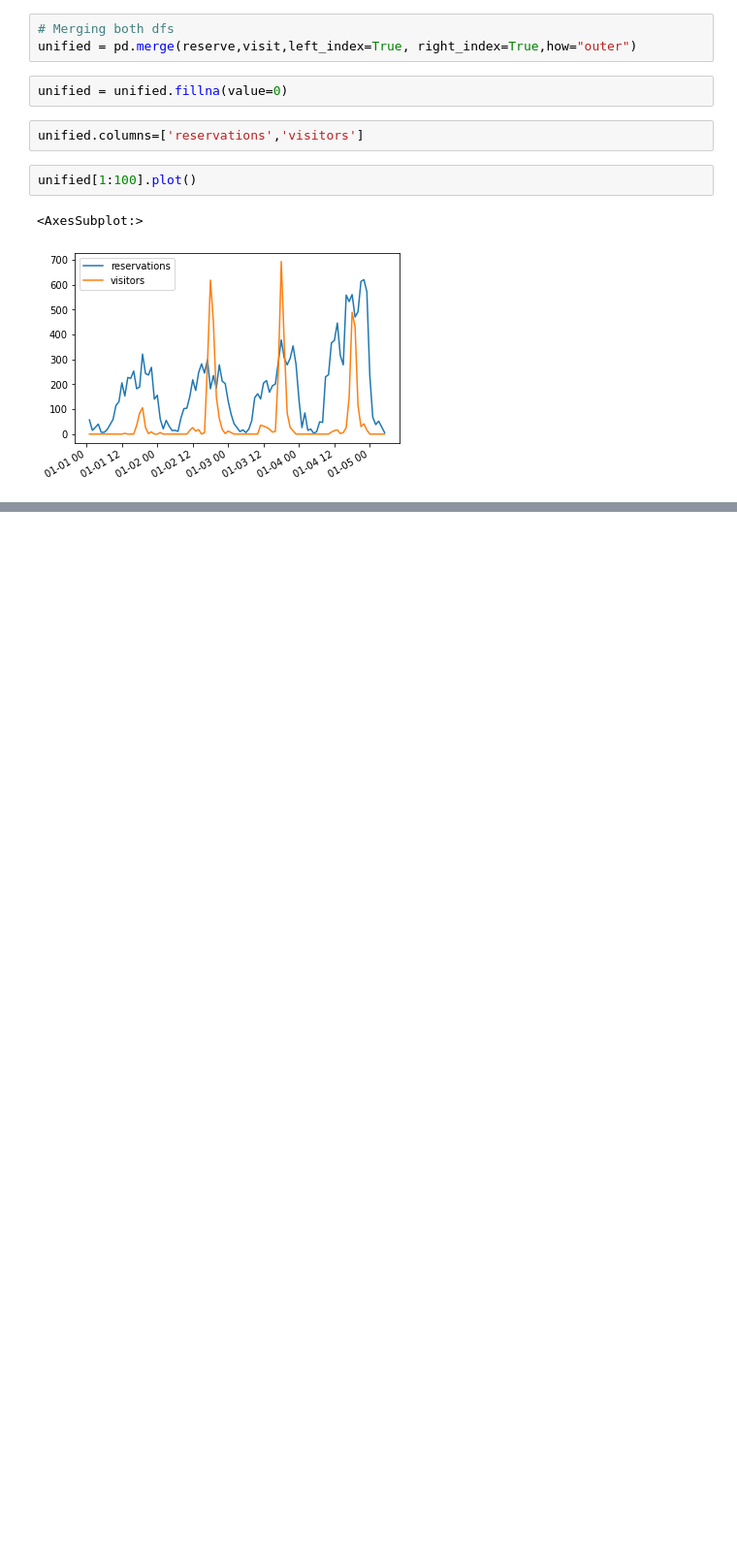
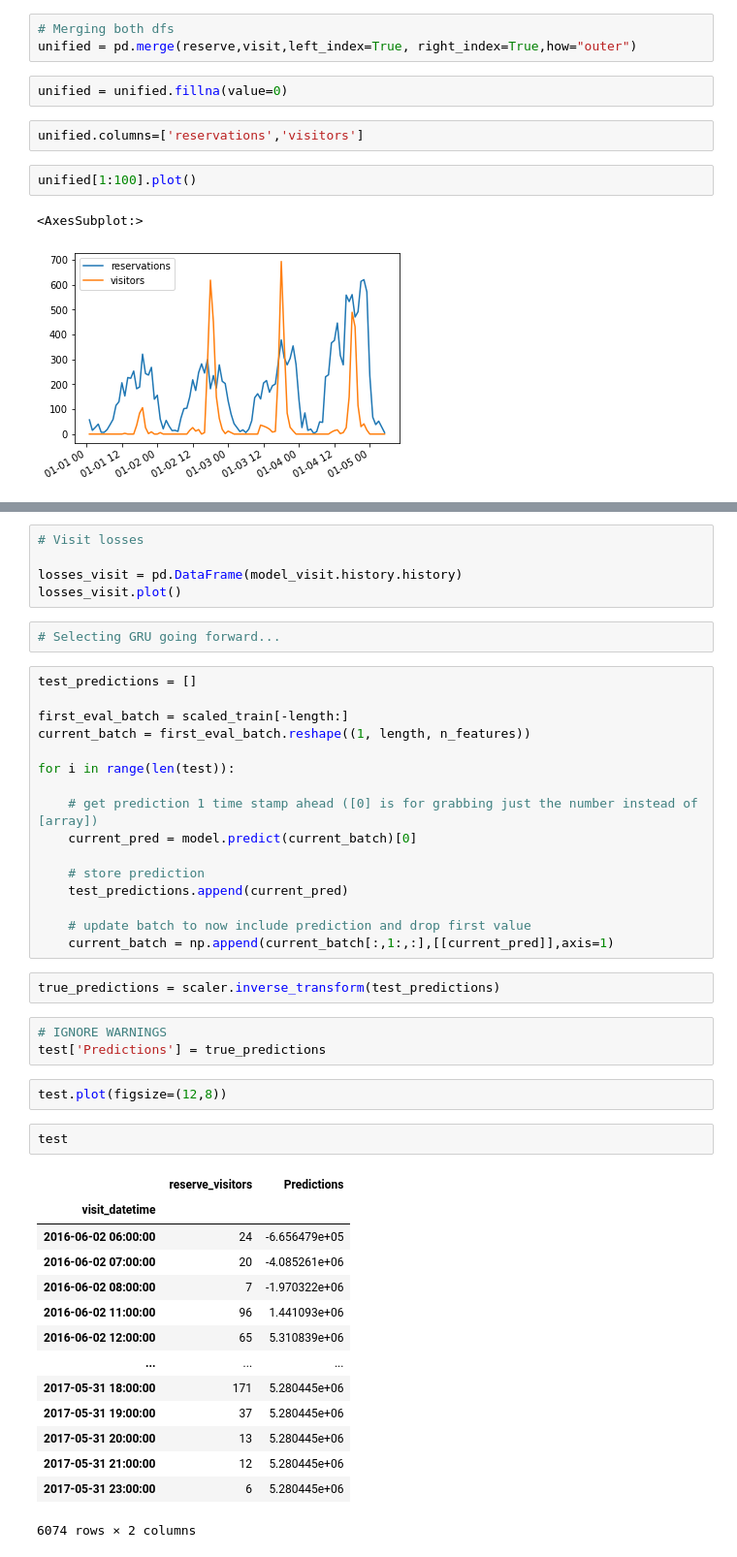
Before and after one commit to kodon0/Data_Sci, a Jupyter notebook: Tensorflow/KOD_restaurant_predictions_tboard_tflow.ipynb, the cells around one changed output, grey strips where cells are left out. Shown at 97% size. Saved outputs shown, nothing was run; the diff lists cells and outputs as text; blank space fills up the shorter version.

```diff
--- a/Tensorflow/KOD_restaurant_predictions_tboard_tflow.ipynb
+++ b/Tensorflow/KOD_restaurant_predictions_tboard_tflow.ipynb
@@ -606,0 +748,47 @@ unified[1:100].plot()
+# %%
+# Visit losses
+
+losses_visit = pd.DataFrame(model_visit.history.history)
+losses_visit.plot()
+# %%
+# Selecting GRU going forward...
+# %%
+test_predictions = []
+
+first_eval_batch = scaled_train[-length:]
+current_batch = first_eval_batch.reshape((1, length, n_features))
+
+for i in range(len(test)):
+
+    # get prediction 1 time stamp ahead ([0] is for grabbing just the number instead of [array])
+    current_pred = model.predict(current_batch)[0]
+
+    # store prediction
+    test_predictions.append(current_pred)
+
+    # update batch to now include prediction and drop first value
+    current_batch = np.append(current_batch[:,1:,:],[[current_pred]],axis=1)
+# %%
+true_predictions = scaler.inverse_transform(test_predictions)
+# %%
+# IGNORE WARNINGS
+test['Predictions'] = true_predictions
+# %%
+test.plot(figsize=(12,8))
+# %%
+test
+# %% [output]
+|  | reserve_visitors | Predictions |
+| visit_datetime |  |  |
+| 2016-06-02 06:00:00 | 24 | -6.656479e+05 |
+| 2016-06-02 07:00:00 | 20 | -4.085261e+06 |
+| 2016-06-02 08:00:00 | 7 | -1.970322e+06 |
+| 2016-06-02 11:00:00 | 96 | 1.441093e+06 |
+| 2016-06-02 12:00:00 | 65 | 5.310839e+06 |
+| ... | ... | ... |
+| 2017-05-31 18:00:00 | 171 | 5.280445e+06 |
+| 2017-05-31 19:00:00 | 37 | 5.280445e+06 |
+| 2017-05-31 20:00:00 | 13 | 5.280445e+06 |
+| 2017-05-31 21:00:00 | 12 | 5.280445e+06 |
+| 2017-05-31 23:00:00 | 6 | 5.280445e+06 |
+6074 rows × 2 columns
```
Also changed, not shown: parts of 17 cells of this notebook.
